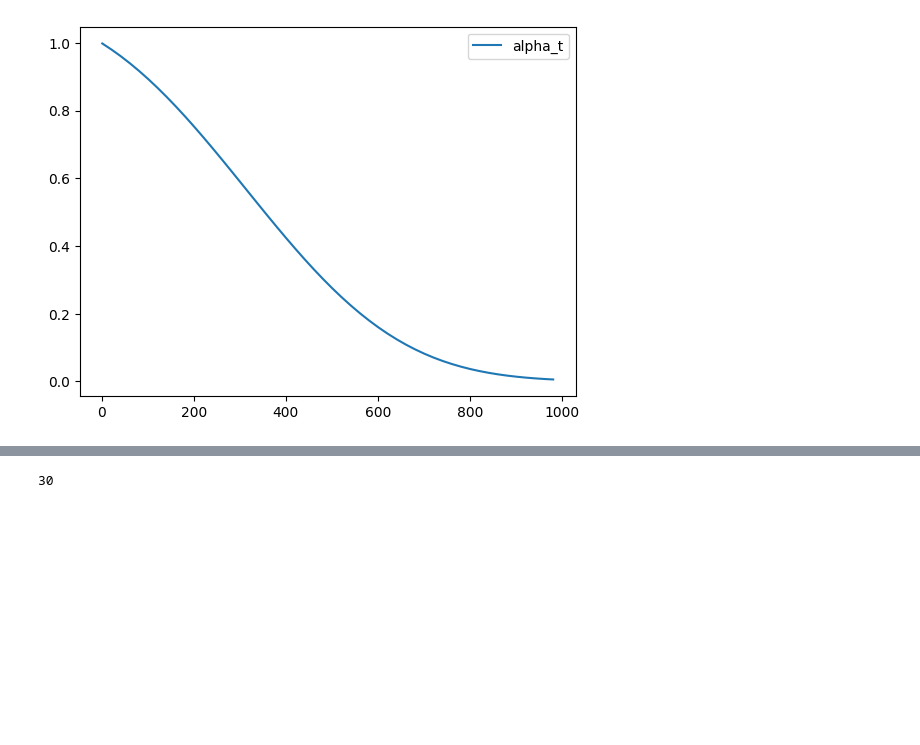
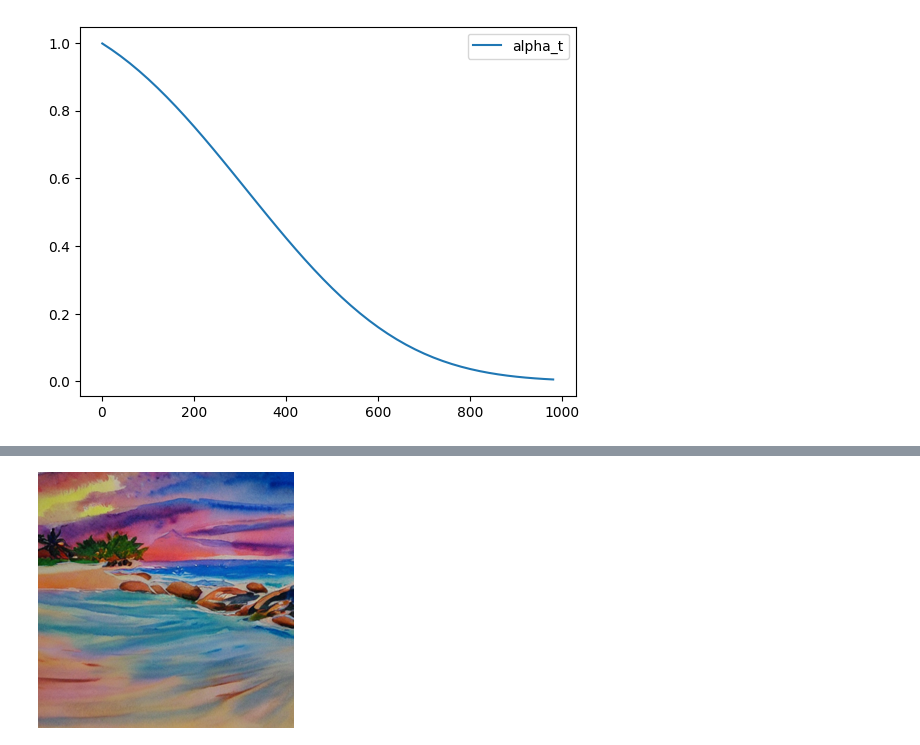
Before and after one commit to matteopilotto/diffusion-models-class, a Jupyter notebook: unit4/01_ddim_inversion_mp.ipynb, the cells around one changed output, grey strips where cells are left out. Cells and saved outputs as stored; diff of their text form; code cells hidden in the pictures; blank space fills up the shorter version.

```diff
--- a/unit4/01_ddim_inversion_mp.ipynb
+++ b/unit4/01_ddim_inversion_mp.ipynb
@@ -72,4 +116,0 @@ pipe.scheduler.set_timesteps(num_inference_steps, device)
-# %%
-len(pipe.scheduler.timesteps)
-# %% [output]
-30
@@ -75,0 +184,9 @@ len(pipe.scheduler.timesteps)
+# %%
+# Test our sampling function by generating an image
+sample(
+    'Watercolor painting of a beach sunset',
+    negative_prompt=negative_prompt,
+    num_inference_steps=50
+)[0].resize((256, 256))
+# %% [output]
+[figure, added]
```
Also changed, not shown: parts of 10 cells of this notebook.
